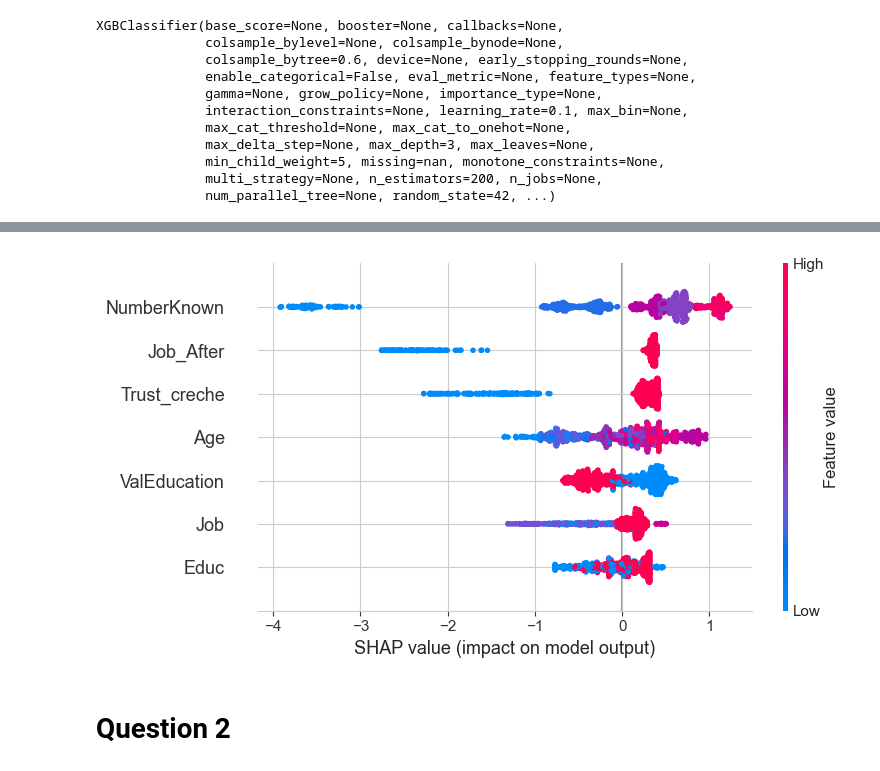
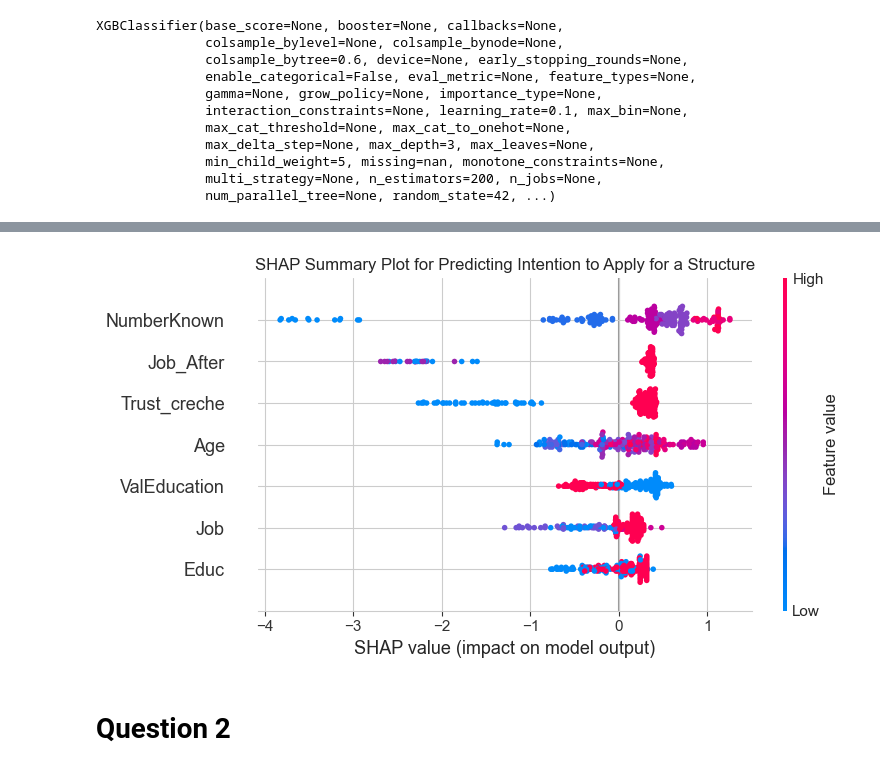
Before and after one commit to SylvainEstebe/predict_intention_action_gap, a Jupyter notebook: src/predictive_notebook.ipynb, the cells around one changed output, grey strips where cells are left out. Saved outputs shown, nothing was run; the diff lists cells and outputs as text; code cells hidden in the pictures.

```diff
--- a/src/predictive_notebook.ipynb
+++ b/src/predictive_notebook.ipynb
@@ -862,11 +895,23 @@ plt.show()
 # %%
-# Create the SHAP summary plot and save it
-plt.figure(figsize=(3, 3))
-shap.summary_plot(shap_values, X_train,max_display=10,show=False)
-plt.savefig("/Users/sylvainestebe/Code/data_child/fig/Q1_shap.png", dpi=700)
+# Initialize the SHAP explainer
+explainer = shap.TreeExplainer(best_model.best_estimator_, X_train)
+
+# Calculate SHAP values for the test set
+shap_values = explainer.shap_values(X_test)
+
+# Create the SHAP summary plot without showing it
+plt.figure(figsize=(8, 6))  # Adjusting size for better readability
+shap.summary_plot(shap_values, X_test, show=False)
+
+# Adding the new title
+plt.title("SHAP Summary Plot for Predicting Intention to Apply for a Structure")
+
+# Adjust layout and save the plot
+plt.tight_layout()
+plt.savefig("/Users/sylvainestebe/Code/data_child/fig/Q1_features_sum.png", dpi=700)
 plt.show()
 # %% [output]
-[figure, old version]
+[figure, new version]
 # %% [markdown]
 # **Question 2**
 # %%
```
Also changed, not shown: parts of 38 cells of this notebook, 53 other files.
